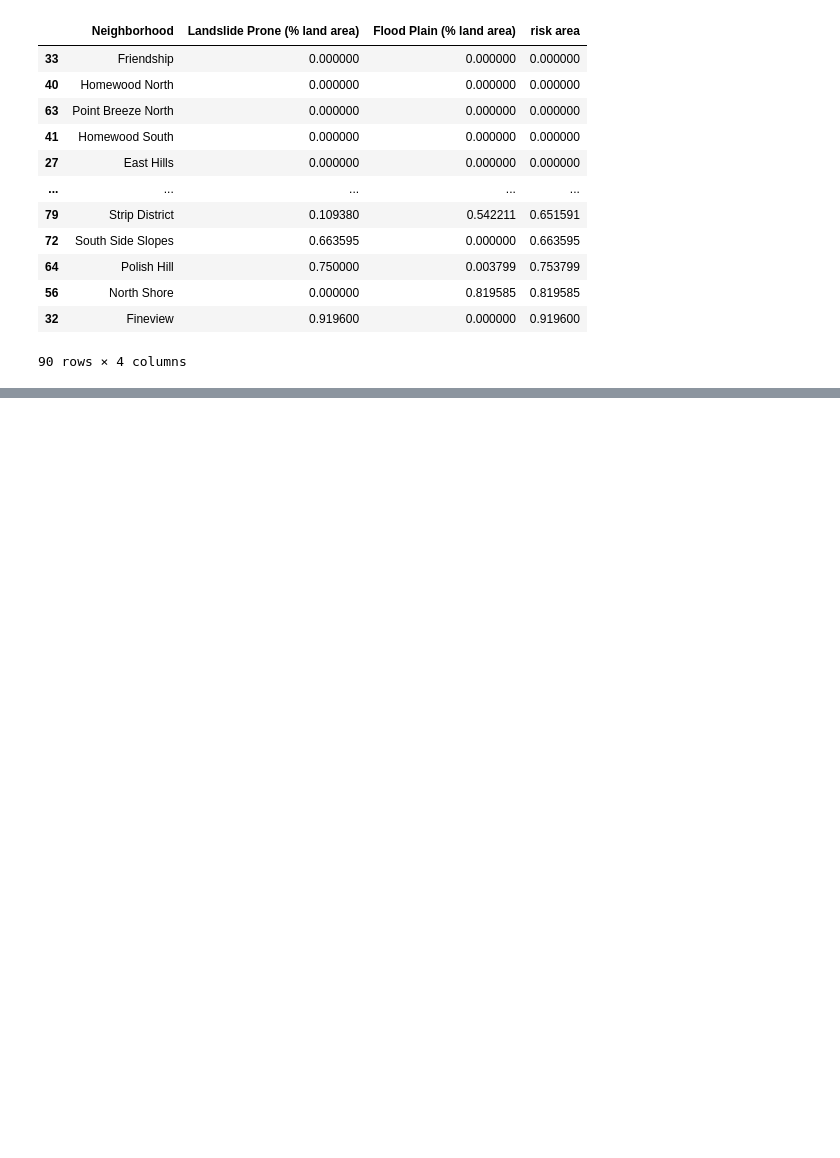
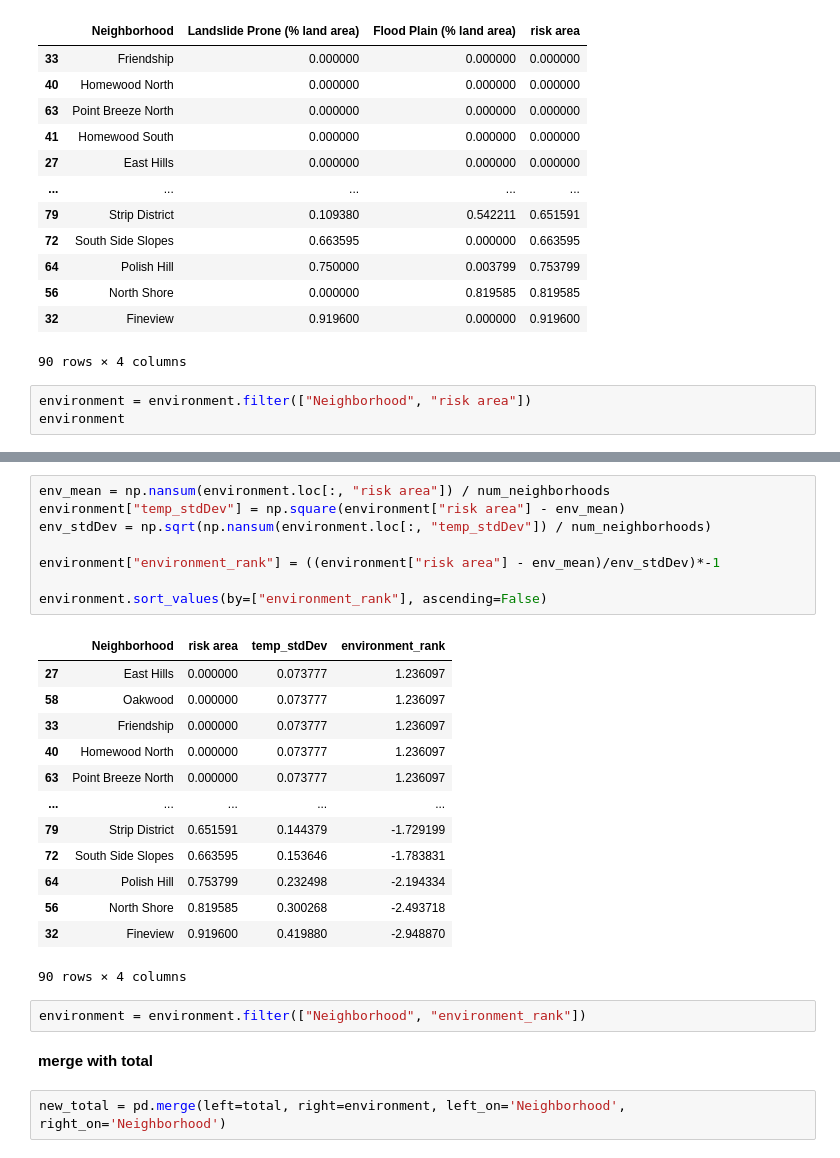
Before and after one commit to blm135/CMPINF0010-Final-Project, a Jupyter notebook: Final-Project.ipynb, the cells around one changed output, grey strips where cells are left out. Saved outputs shown, nothing was run; the diff lists cells and outputs as text; blank space fills up the shorter version.

```diff
--- a/Final-Project.ipynb
+++ b/Final-Project.ipynb
@@ -290,3 +305,6 @@ environment.sort_values(by=["risk area"], ascending=True)
 | 56 | North Shore | 0.000000 | 0.819585 | 0.819585 |
 | 32 | Fineview | 0.919600 | 0.000000 | 0.919600 |
 90 rows × 4 columns
+# %%
+environment = environment.filter(["Neighborhood", "risk area"])
+environment
@@ -292,0 +337,28 @@ environment.sort_values(by=["risk area"], ascending=True)
+# %%
+env_mean = np.nansum(environment.loc[:, "risk area"]) / num_neighborhoods
+environment["temp_stdDev"] = np.square(environment["risk area"] - env_mean)
+env_stdDev = np.sqrt(np.nansum(environment.loc[:, "temp_stdDev"]) / num_neighborhoods)
+
+environment["environment_rank"] = ((environment["risk area"] - env_mean)/env_stdDev)*-1
+
+environment.sort_values(by=["environment_rank"], ascending=False)
+# %% [output]
+|  | Neighborhood | risk area | temp_stdDev | environment_rank |
+| 27 | East Hills | 0.000000 | 0.073777 | 1.236097 |
+| 58 | Oakwood | 0.000000 | 0.073777 | 1.236097 |
+| 33 | Friendship | 0.000000 | 0.073777 | 1.236097 |
+| 40 | Homewood North | 0.000000 | 0.073777 | 1.236097 |
+| 63 | Point Breeze North | 0.000000 | 0.073777 | 1.236097 |
+| ... | ... | ... | ... | ... |
+| 79 | Strip District | 0.651591 | 0.144379 | -1.729199 |
+| 72 | South Side Slopes | 0.663595 | 0.153646 | -1.783831 |
+| 64 | Polish Hill | 0.753799 | 0.232498 | -2.194334 |
+| 56 | North Shore | 0.819585 | 0.300268 | -2.493718 |
+| 32 | Fineview | 0.919600 | 0.419880 | -2.948870 |
+90 rows × 4 columns
+# %%
+environment = environment.filter(["Neighborhood", "environment_rank"])
+# %% [markdown]
+**merge with total**
+# %%
+new_total = pd.merge(left=total, right=environment, left_on='Neighborhood', right_on='Neighborhood')
```
Also changed, not shown: parts of 7 cells of this notebook.
